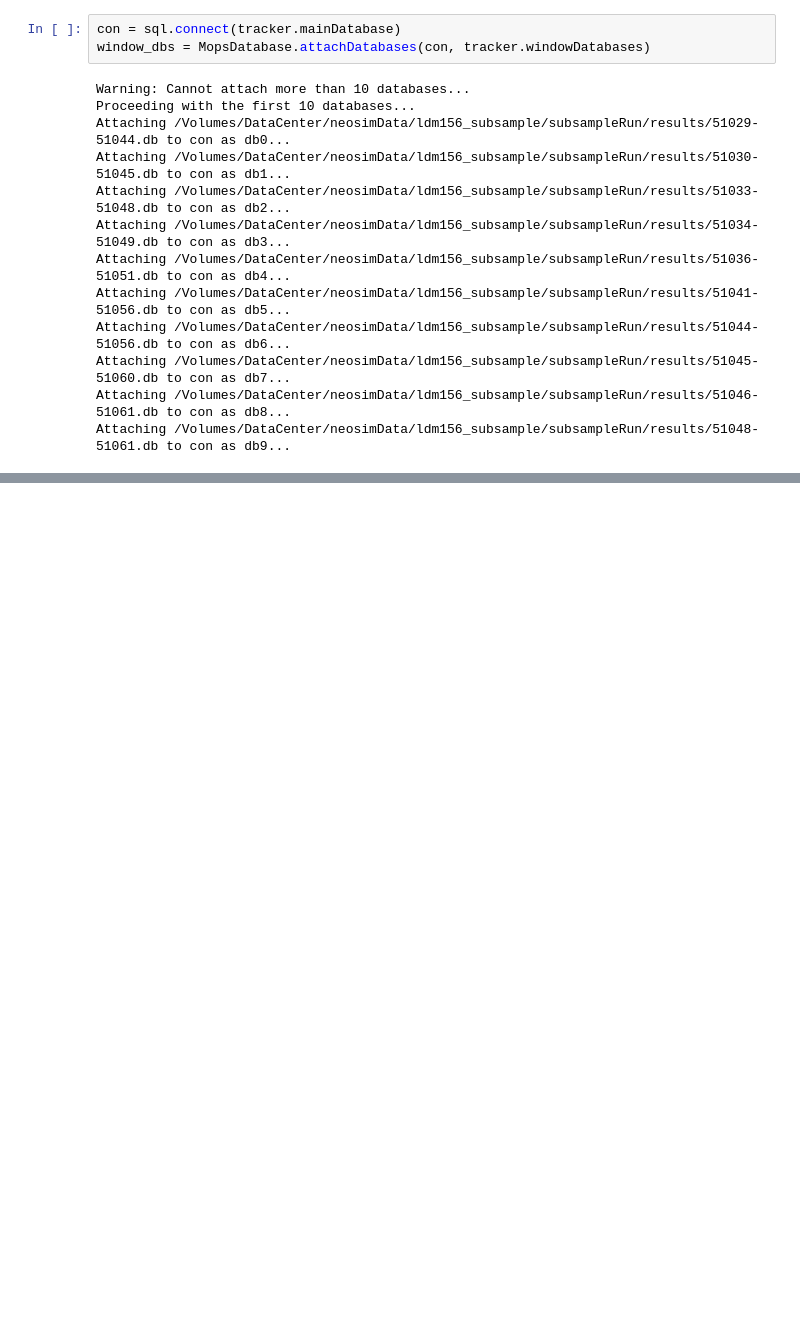
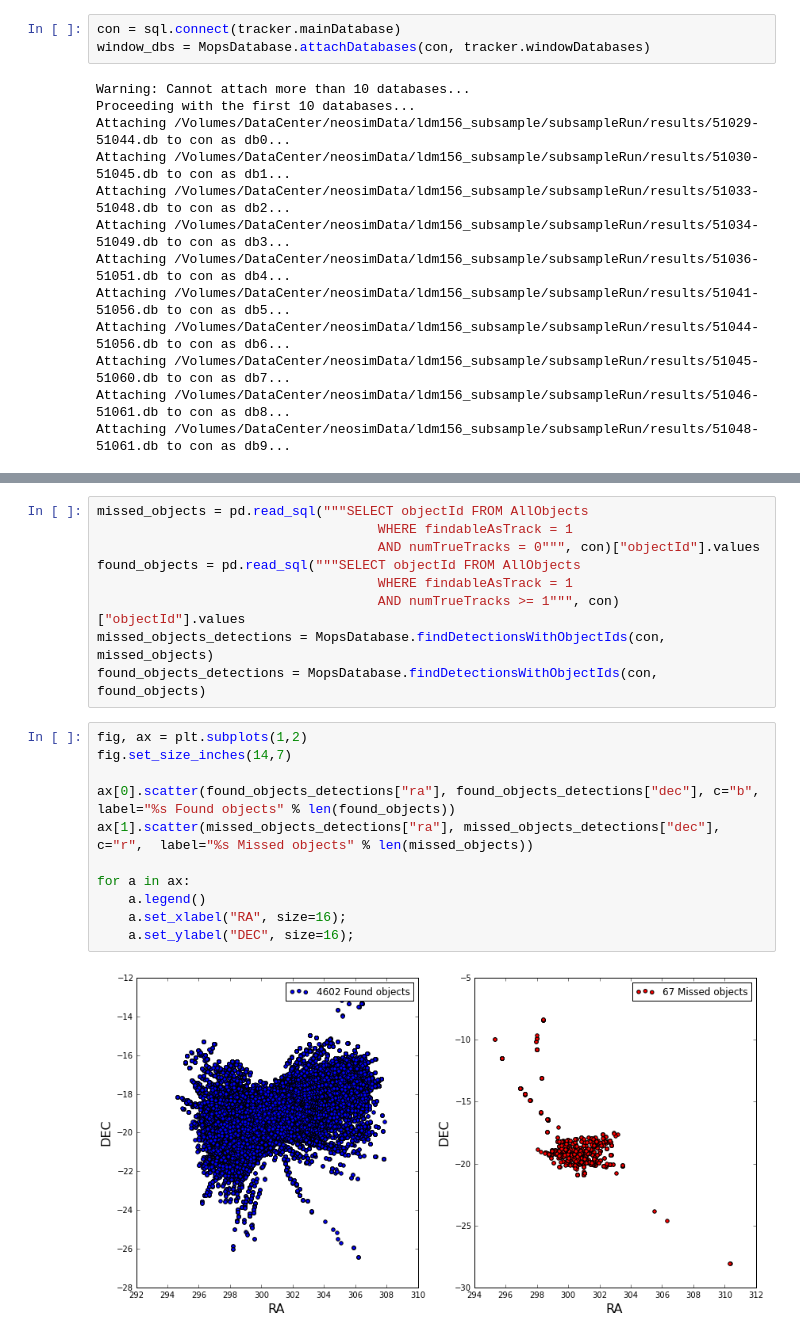
Before and after one commit to moeyensj/NEOsim, a Jupyter notebook: notebooks/subsampleAnalysis.ipynb, the cells around one changed output, grey strips where cells are left out. Drawn from its saved outputs; the diff is of its cells as text; blank space fills up the shorter version.

```diff
--- a/notebooks/subsampleAnalysis.ipynb
+++ b/notebooks/subsampleAnalysis.ipynb
@@ -193,0 +212,22 @@ Attaching /Volumes/DataCenter/neosimData/ldm156_subsample/subsampleRun/results/5
+# %%
+missed_objects = pd.read_sql("""SELECT objectId FROM AllObjects
+                                    WHERE findableAsTrack = 1
+                                    AND numTrueTracks = 0""", con)["objectId"].values
+found_objects = pd.read_sql("""SELECT objectId FROM AllObjects
+                                    WHERE findableAsTrack = 1
+                                    AND numTrueTracks >= 1""", con)["objectId"].values
+missed_objects_detections = MopsDatabase.findDetectionsWithObjectIds(con, missed_objects)
+found_objects_detections = MopsDatabase.findDetectionsWithObjectIds(con, found_objects)
+# %%
+fig, ax = plt.subplots(1,2)
+fig.set_size_inches(14,7)
+
+ax[0].scatter(found_objects_detections["ra"], found_objects_detections["dec"], c="b", label="%s Found objects" % len(found_objects))
+ax[1].scatter(missed_objects_detections["ra"], missed_objects_detections["dec"], c="r",  label="%s Missed objects" % len(missed_objects))
+
+for a in ax:
+    a.legend()
+    a.set_xlabel("RA", size=16);
+    a.set_ylabel("DEC", size=16);
+# %% [output]
+[figure, added]
```
Also changed, not shown: parts of 2 cells of this notebook, 6 other files.
